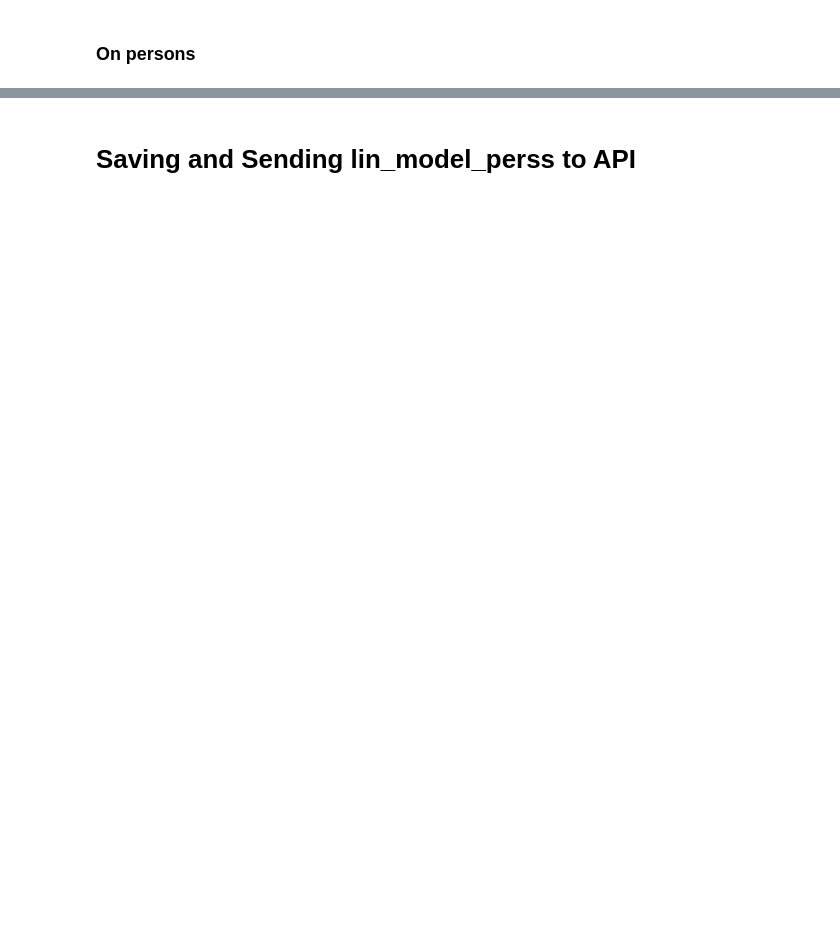
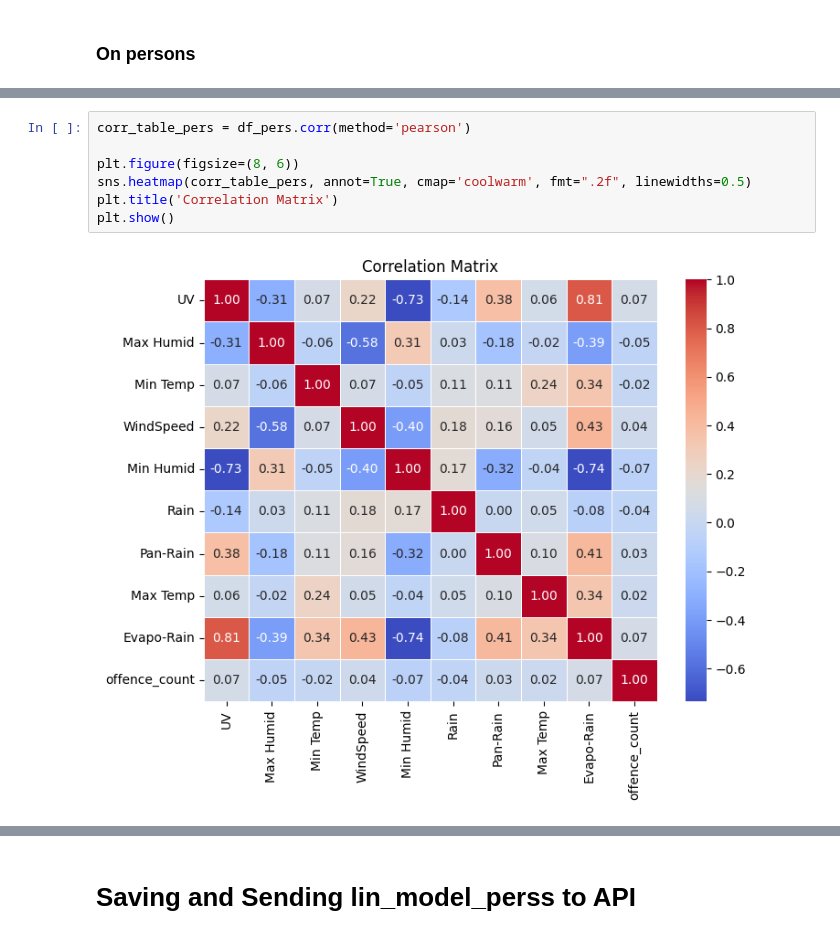
Before and after one commit to jeffphan8816/CloudDataScience, a Jupyter notebook: frontend/crime_vs_weather.ipynb, the cells around one changed output, grey strips where cells are left out. Cells and saved outputs as stored; diff of their text form; blank space fills up the shorter version.

```diff
--- a/frontend/crime_vs_weather.ipynb
+++ b/frontend/crime_vs_weather.ipynb
@@ -92,0 +180,9 @@ df_pers.head(4)
+# %%
+corr_table_pers = df_pers.corr(method='pearson')
+
+plt.figure(figsize=(8, 6))
+sns.heatmap(corr_table_pers, annot=True, cmap='coolwarm', fmt=".2f", linewidths=0.5)
+plt.title('Correlation Matrix')
+plt.show()
+# %% [output]
+[figure, added]
```
Also changed, not shown: parts of 23 cells of this notebook, 3 other files.
